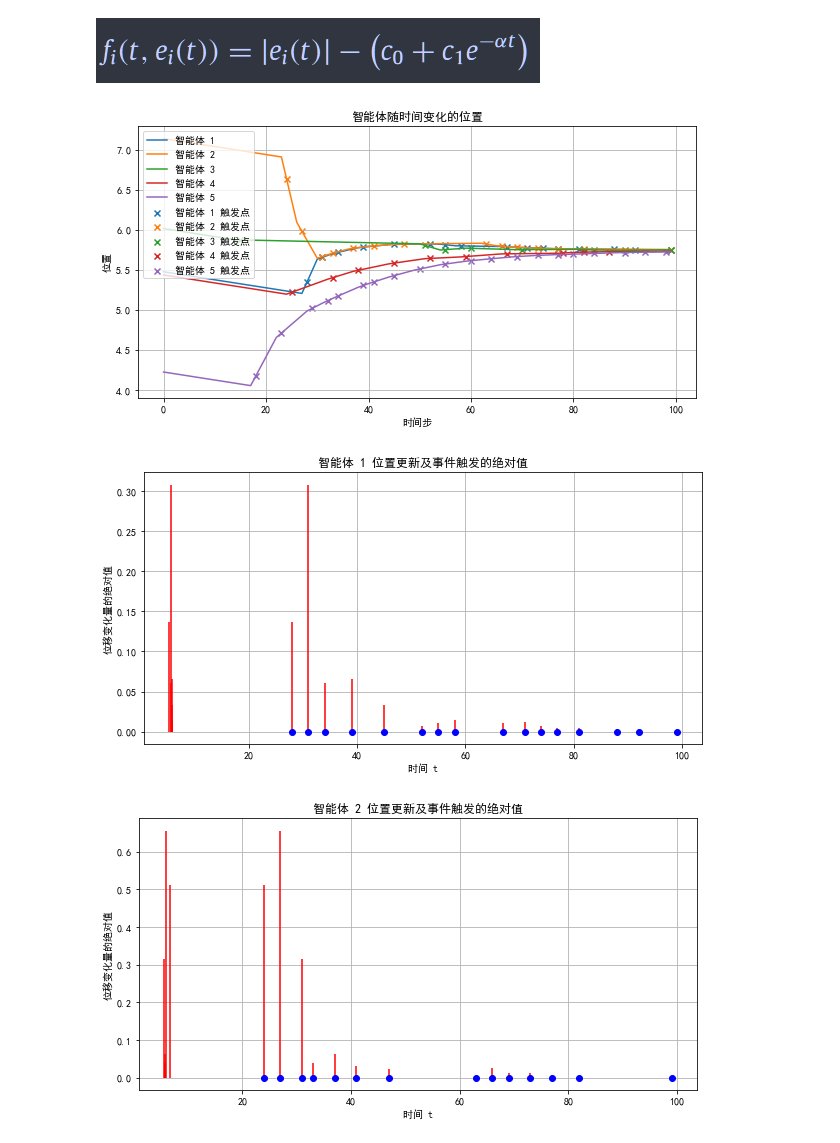
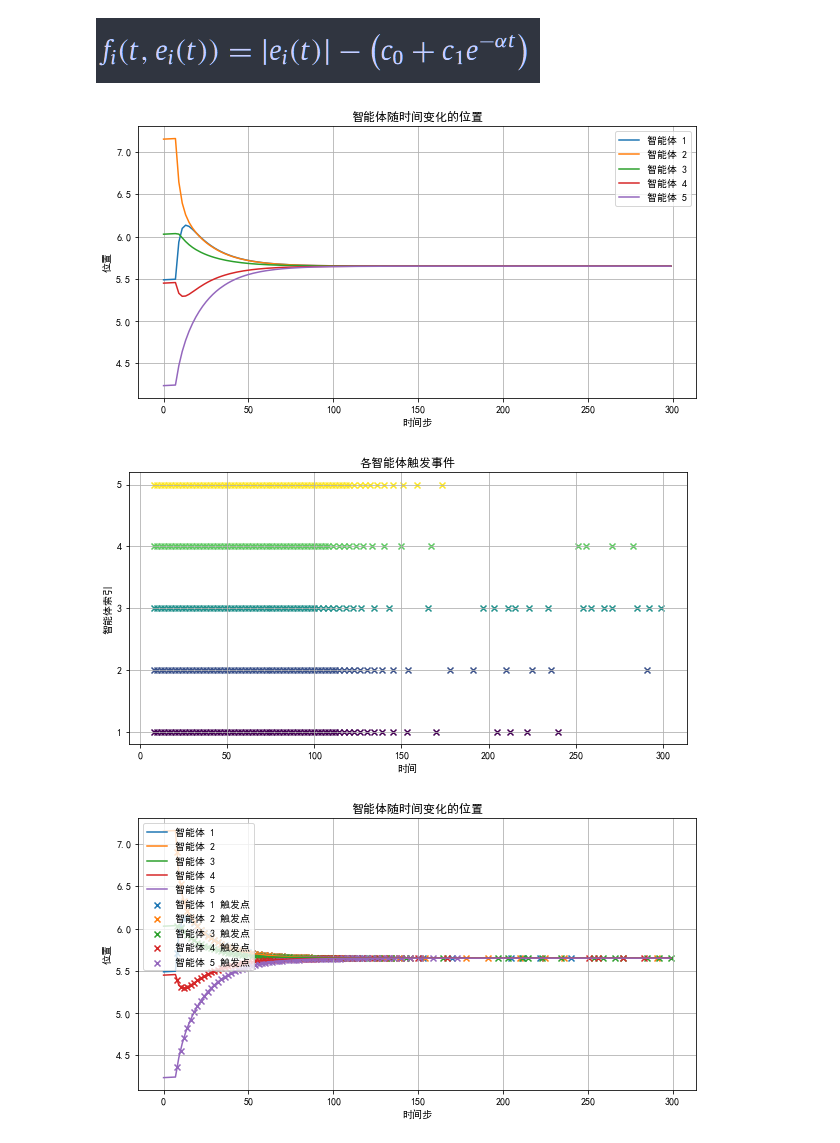
Before and after one commit to yjchenCN/Multi-agent-consensus-algorithm, a Jupyter notebook: Event-based broadcasting for multi-agent average consensus.ipynb, the cells around one changed output. Drawn from its saved outputs; the diff is of its cells as text; code cells hidden in the pictures.

```diff
--- a/Event-based broadcasting for multi-agent average consensus.ipynb
+++ b/Event-based broadcasting for multi-agent average consensus.ipynb
@@ -14,7 +14,11 @@ class Agent:
         self.trigger_points2 = []  # 用于记录事件触发时的位置
         self.delta_positions = []
         self.communication_times = []  # 记录每次通信的时间
-        self.z = 0.1
+        self.z = 0.01
+        self.c_0 = 0.0001
+        self.c_1 = 0.2499
+        self.alpha = 0.4669
+
 
     def add_neighbor(self, neighbor):
         if neighbor not in self.neighbors:
@@ -27,36 +31,33 @@ class Agent:
     def get_position(self):
         return self.position
 
-
     def update_position(self, t, dt):
-        self.sigma = np.random.uniform(0, 1)
-        x_i = self.position
         e_i = self.last_broadcast_position - self.position
-        phi_i = sum(self.is_neighbor(neighbor) * (self.last_broadcast_position - neighbor.last_broadcast_position) ** 2 for neighbor in self.neighbors)
-        x_update = -self.position + self.sigma / 4 * phi_i - e_i ** 2
-        x_i += x_update
-        z_bar_squared = sum(self.is_neighbor(neighbor) * (self.position - neighbor.get_position()) for neighbor in self.neighbors)
-        trigger_condition = len(self.neighbors) * e_i ** 2 - self.sigma / 4 * phi_i - x_i
+        z_bar_squared = - sum(self.is_neighbor(neighbor) * (self.position - neighbor.get_position()) for neighbor in self.neighbors)
+        trigger_condition = np.abs(e_i) - (self.c_0 + self.c_1 * np.exp(- self.alpha * t))
 
         # 如果事件触发函数大于等于0，则更新位置并广播新位置
         if trigger_condition >= 0:
-            self.position -= z_bar_squared * dt
+            self.position += z_bar_squared * dt
+            self.last_broadcast_position = self.position
+            self.z = z_bar_squared
             #记录触发的相关信息
             self.delta_positions.append(self.last_broadcast_position - self.position)
             self.trigger_points2.append(t * dt)
             self.trigger_points.append((t, self.position))
-            self.last_broadcast_position = self.position
-            self.last_trigger_time = t
             self.communication_times.append(t * dt)
-            self.z = z_bar_squared
+            #print("1")
         else:
-            self.position -= self.z * dt
-
+            self.position += self.z * dt
+            #print("nnnnnnnnnnnnnnnnnnnnnnnnnnnnnn")
+        '''print(self.z)
+        print(z_bar_squared)
+        print()'''
 
 
 # 初始化参数和智能体
 num_agents = 5
-num_iterations = 100
+num_iterations = 300
 dt = 0.1
 np.random.seed(0)
 agents = [Agent(np.random.rand() * 10, i) for i in range(num_agents)]
@@ -86,12 +87,43 @@ second_smallest_eigenvalue = np.partition(eigenvalues, 1)[1]
 # 运行模拟
 positions = np.zeros((num_iterations, num_agents))
 for t in range(num_iterations):
-    current_average_position = np.mean([agent.position for agent in agents])
     for agent in agents:
         agent.update_position(t, dt)
         positions[t, agent.index] = agent.position
 
+
 # 绘制结果图
+plt.figure(figsize=(10, 5))
+for i, agent in enumerate(agents):
+    plt.plot(positions[:, i], label=f'智能体 {i+1}')
+plt.xlabel('时间步')
+plt.ylabel('位置')
+plt.title('智能体随时间变化的位置')
+plt.legend()
+plt.grid(True)
+
+
+# 绘制触发事件图，确保智能体的触发事件颜色与其位置图中的颜色相匹配
+plt.figure(figsize=(10, 5))
+colors = plt.cm.viridis(np.linspace(0, 1, num_agents))  # 生成颜色映射
+# 收集所有智能体的触发时间点和对应的索引
+trigger_events = []
+for i, agent in enumerate(agents):
+    for t, _ in agent.trigger_points:
+        trigger_events.append((t, i + 1, colors[i]))  # 存储时间、智能体索引和颜色
+# 按触发时间排序
+trigger_events.sort()
+# 绘制触发事件
+for t, i, color in trigger_events:
+    plt.scatter(t, i, marker='x', color=color)  # 使用相应颜色绘制触发事件
+plt.xlabel('时间')
+plt.ylabel('智能体索引')
+plt.title('各智能体触发事件')
+plt.yticks(range(1, num_agents + 1))  # 设置y轴刻度以匹配智能体的索引
+plt.grid(True)
+plt.show()
+
+
 plt.figure(figsize=(10, 5))
 for i, agent in enumerate(agents):
     plt.plot(positions[:, i], label=f'智能体 {i+1}')
@@ -112,34 +144,34 @@ for index, agent in enumerate(agents):
         if delta_position != 0:
             absolute_delta = abs(delta_position)
             plt.vlines(trigger_time, 0, absolute_delta, colors='r')
             plt.plot(trigger_time[0], 0, 'bo')
     plt.xlabel('时间 t')
     plt.ylabel('位移变化量的绝对值')
     plt.title(f'智能体 {index + 1} 位置更新及事件触发的绝对值')
     plt.grid(True)
 
 
 for index, agent in enumerate(agents):
     if len(agent.communication_times) > 1:
         # 计算相邻两次通信的时间间隔
         intervals = np.diff(agent.communication_times)
         plt.figure(figsize=(10, 5))  # 为每个智能体创建一个新的图形
         for i, time in enumerate(agent.communication_times[1:]):
             # 在每次通信时间点上绘制一条垂直线，长度代表时间间隔
             plt.vlines(time, 0, intervals[i], label=f'间隔 {i+1}' if i == 0 else "", color='b')  # 仅在第一条线添加图例标签
         plt.xlabel('时间')
         plt.ylabel('通信间隔长度')
         plt.title(f'智能体 {index + 1} 的通信间隔时间长度')
         plt.legend()
         plt.grid(True)
         plt.show()
 
     # 解决中文显示问题
     plt.rcParams['font.sans-serif'] = ['SimHei']  # 指定默认字体为黑体
     plt.rcParams['axes.unicode_minus'] = False  # 解决保存图像时负号 '-' 显示为方块的问题
 
-    plt.show()
+plt.show()
 # %% [output]
-[figure, old version]
+[figure, new version]
-[figure, old version]
+[figure, new version]
-[figure, old version]
+[figure, new version]
```
Also changed, not shown: parts of 2 cells of this notebook, 1 other file.
